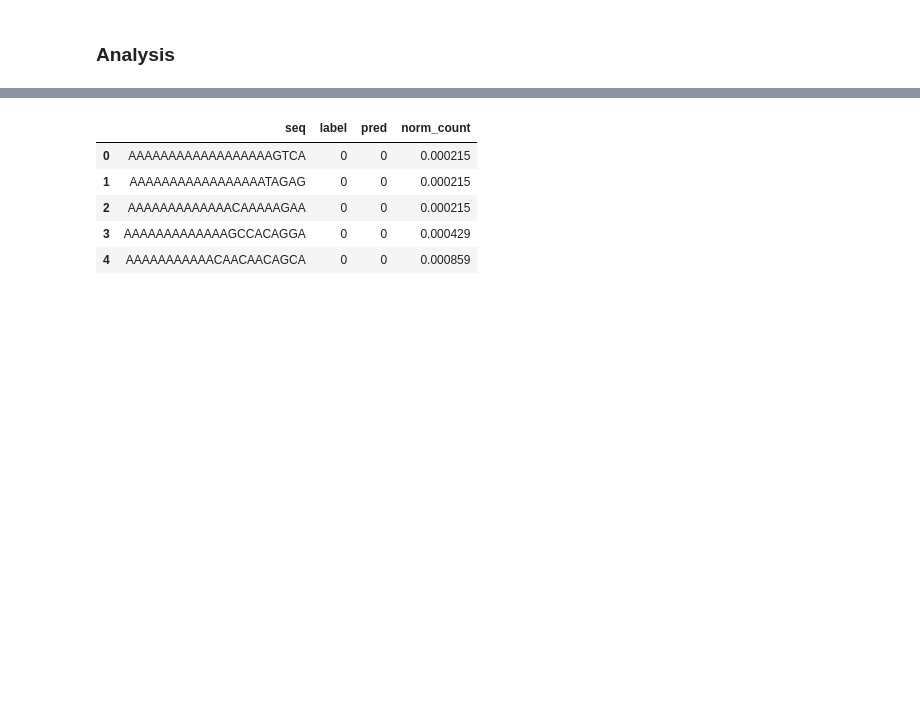
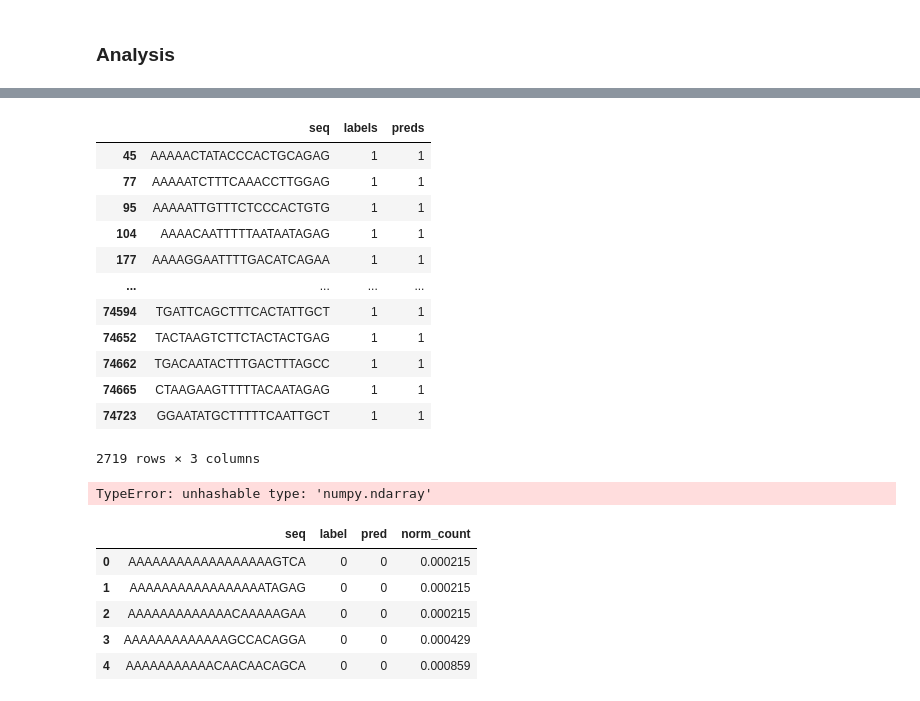
Before and after one commit to mhbakalar/intquery-mb, a Jupyter notebook: cs_multiclass.ipynb, the cells around one changed output, grey strips where cells are left out. Saved outputs shown, nothing was run; the diff lists cells and outputs as text; code cells hidden in the pictures; blank space fills up the shorter version.

```diff
--- a/cs_multiclass.ipynb
+++ b/cs_multiclass.ipynb
@@ -15,25 +15,23 @@ import genomepy
 import utils.cs_excel_data
 
 # Flag to trigger data export from excel files
-export_excel_data = False
+export_excel_data = True
 
 cs_data_file = 'data/TB000208a.outputs.xlsx'
-data_path = 'data/Tb000208a'
+data_path = 'data/TB000208a'
 train_sheets = ['GT-Rep1-N7_S1','GT-Rep2-N7_S2','GT-Rep3-N7_S3']
 test_sheets = ['Pool-Rep1-N7_S4','Pool-Rep2-N7_S5','Pool-Rep3-N7_S6']
 
 if export_excel_data:
     utils.cs_excel_data.extract_excel_cs_data(cs_data_file, train_sheets, data_path, 'fit.csv')
-    utils.cs_excel_data.extract_excel_cs_data(cs_data_file, test_sheets, data_path, 'test.csv', dn_exclusion=['GT','AC'])
-    utils.cs_excel_data.extract_excel_cs_data(cs_data_file, test_sheets, data_path, 'predict.csv', dn_exclusion=['GT','AC'])
+    sites = utils.cs_excel_data.extract_excel_cs_data(cs_data_file, test_sheets, data_path, 'test.csv', dn_exclusion=['GT','AC'])
 # %%
 from lightning.pytorch.utilities.types import EVAL_DATALOADERS
 from models import mlp
 from datasets import one_hot
 
 genomic_reference_file = '../data/references/hg38.fa'
-add_decoys = True
-n_classes = 3
+n_classes = 2
 seq_length = 22
 vocab_size = 5
 input_size = seq_length*vocab_size
@@ -58,10 +56,14 @@ class CSDataModule(L.LightningDataModule):
         # Threshold the data to assign a label
         sites['label'] = (sites['norm_count'] > 1e-2).astype(int)
 
+        # Compute class frequencies for weighting
+        class_sample_count = np.array([len(np.where(sites['label'] == c)[0]) for c in np.unique(sites['label'])])
+
         # Cryptic sites data for training
         sequences = sites['seq'].values
         labels = sites['label'].values
         self.seq_length = len(sequences[0])
+        self.dataset = one_hot.Dataset(sequences, labels, vocab_size=vocab_size, output_size=n_classes)
 
         if self.add_decoys:
             # Generate random decoy sequences
@@ -70,15 +72,6 @@ class CSDataModule(L.LightningDataModule):
             samples = genome.get_random_sequences(n=decoy_count, length=seq_length-1, max_n=0)
             decoys = pd.Series(list(map(lambda row: genome.get_seq(*row).seq.upper(), samples)))
             decoys_labels = np.zeros(len(decoys))
-
-            sequences = np.hstack([sequences, decoys])
-            labels = np.hstack([labels+1, decoys_labels]).astype('int')   # Decoy label is 0, other classes are 1+
-
-        # Build one hot dataset
-        self.dataset = one_hot.Dataset(sequences, labels, vocab_size=vocab_size, output_size=n_classes)
-
-        # Compute class frequencies for weighting
-        _, class_sample_count = np.unique(labels, return_counts=True)
 
         # Sample weights based on label and class frequency
         weight = 1. / class_sample_count
@@ -113,7 +106,7 @@ class CSDataModule(L.LightningDataModule):
     def predict_dataloader(self):
         return torch.utils.data.DataLoader(self.pred_dataset, batch_size=self.batch_size)
 
-data_module = CSDataModule(data_path, add_decoys=True, batch_size=32)
+data_module = CSDataModule(data_path, batch_size=32)
 
 # Build model
 model = mlp.Model(input_size=input_size, hidden_size=hidden_size, output_size=n_classes, n_hidden=n_hidden, dropout=0.5)
@@ -170,19 +163,21 @@ class LitClassifier(pl.LightningModule):
     def predict_step(self, batch, batch_idx):
         # Model pass
         data, target = batch
-        output = self.sigmoid(self(data))
-        preds = torch.argmax(output, 1)
-        return preds
+        logits = self(data)
+        # output = self.sigmoid(self(data))
+        # preds = torch.argmax(output, 1)
+        return logits
 
     def configure_optimizers(self):
         optimizer = torch.optim.Adam(self.parameters(), lr=1e-3)
         return optimizer
+
 
 # init the autoencoder
 lit_model = LitClassifier(model)
 
 # train the model
 tb_logger = pl.loggers.TensorBoardLogger(save_dir="lightning_logs/")
-trainer = pl.Trainer(max_epochs=5, logger=tb_logger, accelerator="gpu")
+trainer = pl.Trainer(max_epochs=5, logger=tb_logger, default_root_dir='.')
 trainer.fit(lit_model, data_module)
 # %% [output]
@@ -258,3 +353,19 @@ CCATAAAATCTAGTCAGAAGCA
+# %%
+predictions[(predictions['labels'] == 1) & (predictions['preds'] == 1) ]
+# %% [output]
+|  | seq | labels | preds |
+| 45 | AAAAACTATACCCACTGCAGAG | 1 | 1 |
+| 77 | AAAAATCTTTCAAACCTTGGAG | 1 | 1 |
+| 95 | AAAAATTGTTTCTCCCACTGTG | 1 | 1 |
+| 104 | AAAACAATTTTTAATAATAGAG | 1 | 1 |
+| 177 | AAAAGGAATTTTGACATCAGAA | 1 | 1 |
+| ... | ... | ... | ... |
+| 74594 | TGATTCAGCTTTCACTATTGCT | 1 | 1 |
+| 74652 | TACTAAGTCTTCTACTACTGAG | 1 | 1 |
+| 74662 | TGACAATACTTTGACTTTAGCC | 1 | 1 |
+| 74665 | CTAAGAAGTTTTTACAATAGAG | 1 | 1 |
+| 74723 | GGAATATGCTTTTTCAATTGCT | 1 | 1 |
+2719 rows × 3 columns
 # %%
 # Translate inputs
 trans_dict = {0:'A',1:'T',2:'C',3:'G',4:'N'}
@@ -262,8 +373,10 @@ translate_func = lambda x: ''.join([trans_dict[y] for y in x])
 sequences = [translate_func(x) for x in inputs.numpy()]
 predictions = pd.DataFrame({'seq':sequences, 'label':labels, 'pred':preds})
 
-sites = pd.read_csv('data/Tb000208a/predict.csv', index_col='index')
+sites = pd.read_csv('data/TB000208a/predict.csv', index_col='index')
 predictions = predictions.merge(sites, on='seq')
+# %% [output]
+TypeError: unhashable type: 'numpy.ndarray'
 # %%
 predictions.head()
 # %% [output]
```
Also changed, not shown: parts of 7 cells of this notebook.
